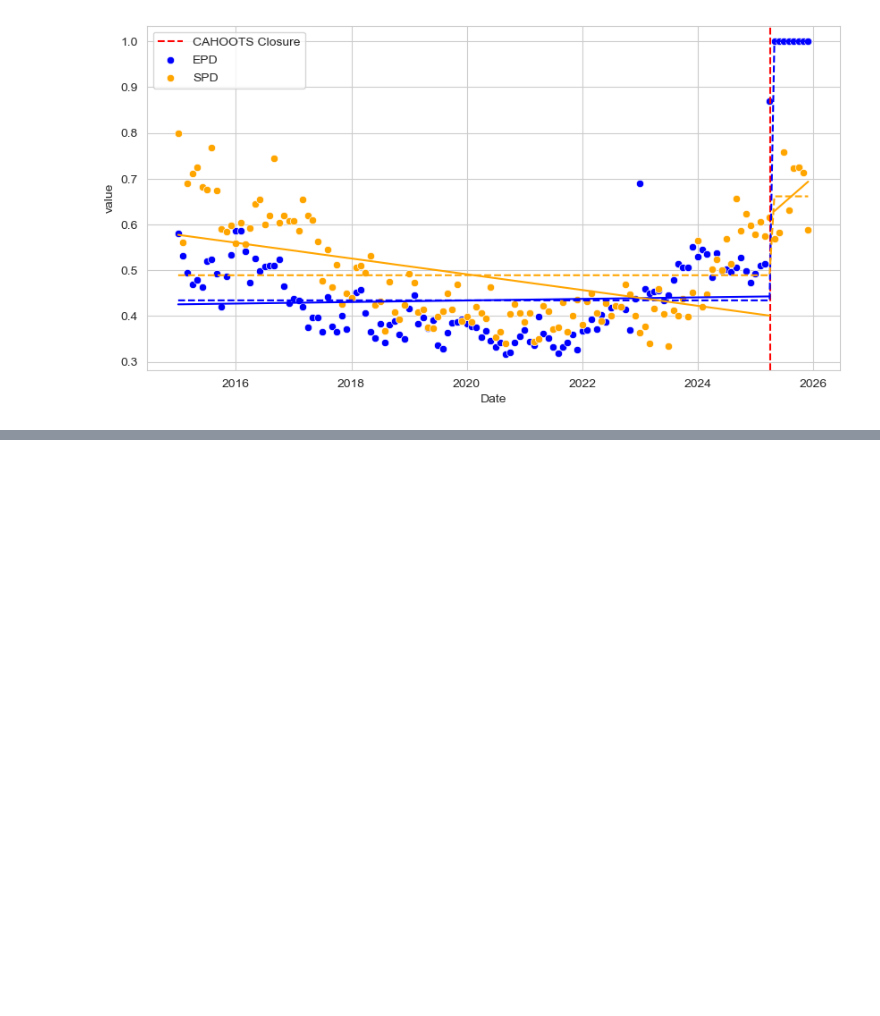
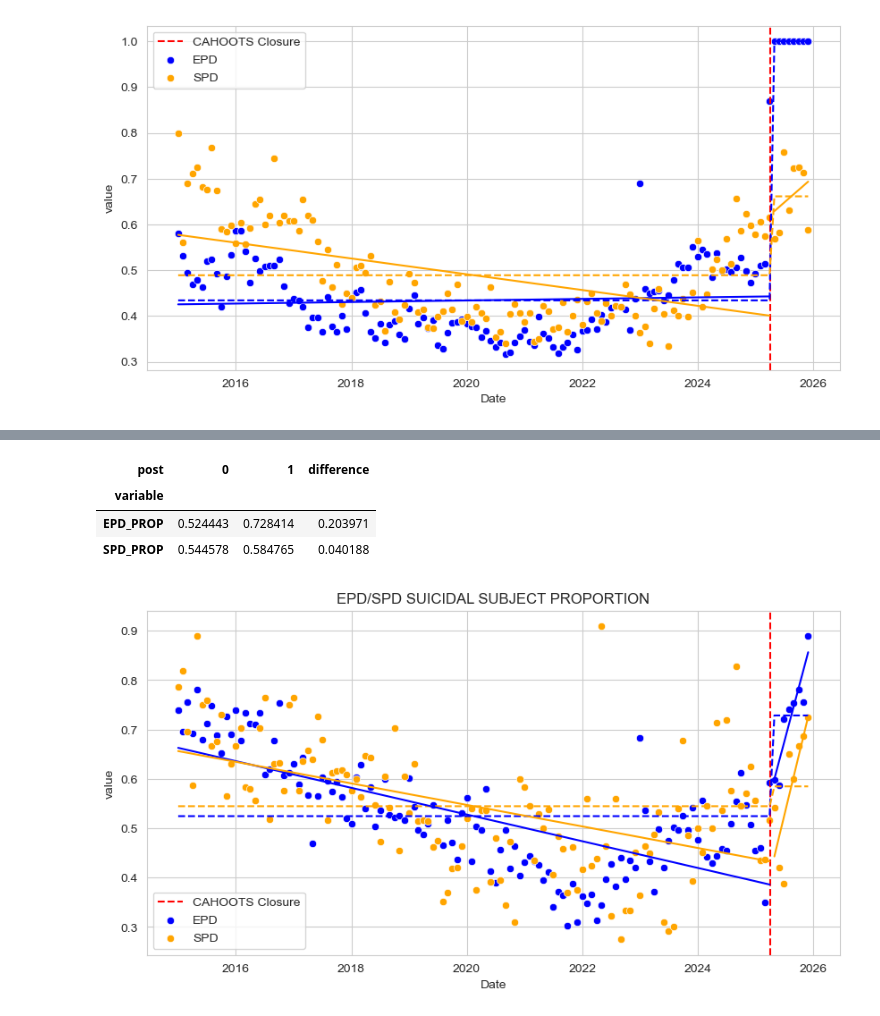
Before and after one commit to luhlig123/DataScienceInAction, a Jupyter notebook: DSCI410_Data_Processing.ipynb, the cells around one changed output, grey strips where cells are left out. Cells and saved outputs as stored; diff of their text form; code cells hidden in the pictures; blank space fills up the shorter version.

```diff
--- a/DSCI410_Data_Processing.ipynb
+++ b/DSCI410_Data_Processing.ipynb
@@ -1629,0 +1827,3 @@ plt.plot(SPD_WELFARE_CHECK_PROP_POST["Date_numeric"], SPD_WELFARE_CHECK_PROP_POS
+# %%
+EPD_SPD_SUICIDAL_PROP = EPD_SPD_PROP_TYPES[EPD_SPD_PROP_TYPES["call type"] == "SUICIDAL SUBJECT"]
+EPD_SPD_SUICIDAL_PROP
@@ -1629,0 +1844,2 @@ plt.plot(SPD_WELFARE_CHECK_PROP_POST["Date_numeric"], SPD_WELFARE_CHECK_PROP_POS
+# %%
+EPD_SUCICIDAL_PROP_PRE, EPD_SUCICIDAL_PROP_POST, SPD_SUCICIDAL_PROP_PRE, SPD_SUCICIDAL_PROP_POST = pre_post_split(EPD_SPD_SUICIDAL_PROP)
@@ -1629,0 +1851,5 @@ plt.plot(SPD_WELFARE_CHECK_PROP_POST["Date_numeric"], SPD_WELFARE_CHECK_PROP_POS
+# %%
+#DID SUICIDAL SUBJECT PROP
+
+EPD_SPD_SUICIDAL_model = fit_DID(EPD_SPD_SUICIDAL_PROP, summary=True)
+EPD_SPD_SUICIDAL_PROP["prediction"] = EPD_SPD_SUICIDAL_model.predict()
@@ -1629,0 +1879,23 @@ plt.plot(SPD_WELFARE_CHECK_PROP_POST["Date_numeric"], SPD_WELFARE_CHECK_PROP_POS
+# %%
+#calculate differences
+EPD_SPD_SUICIDAL_PROP_RESULTS = EPD_SPD_SUICIDAL_PROP.groupby(["treated", "post", "variable"])["prediction"].value_counts().reset_index().drop(columns="count")
+EPD_SPD_SUICIDAL_PROP_RESULTS = EPD_SPD_SUICIDAL_PROP_RESULTS.pivot_table(index="variable", columns="post", values="prediction")
+EPD_SPD_SUICIDAL_PROP_RESULTS["difference"] = (EPD_SPD_SUICIDAL_PROP_RESULTS[0] - EPD_SPD_SUICIDAL_PROP_RESULTS[1]) * -1
+
+EPD_SPD_SUICIDAL_PROP_RESULTS
+# %% [output]
+| post | 0 | 1 | difference |
+| variable |  |  |  |
+| EPD_PROP | 0.524443 | 0.728414 | 0.203971 |
+| SPD_PROP | 0.544578 | 0.584765 | 0.040188 |
+# %%
+plot_models(EPD_SPD_SUICIDAL_PROP,
+            EPD_SUCICIDAL_PROP_PRE,
+            EPD_SUCICIDAL_PROP_POST,
+            SPD_SUCICIDAL_PROP_PRE,
+            SPD_SUCICIDAL_PROP_POST,
+            "EPD",
+            "SPD",
+            "EPD/SPD SUICIDAL SUBJECT PROPORTION")
+# %% [output]
+[figure, added]
```
Also changed, not shown: parts of 29 cells of this notebook.
